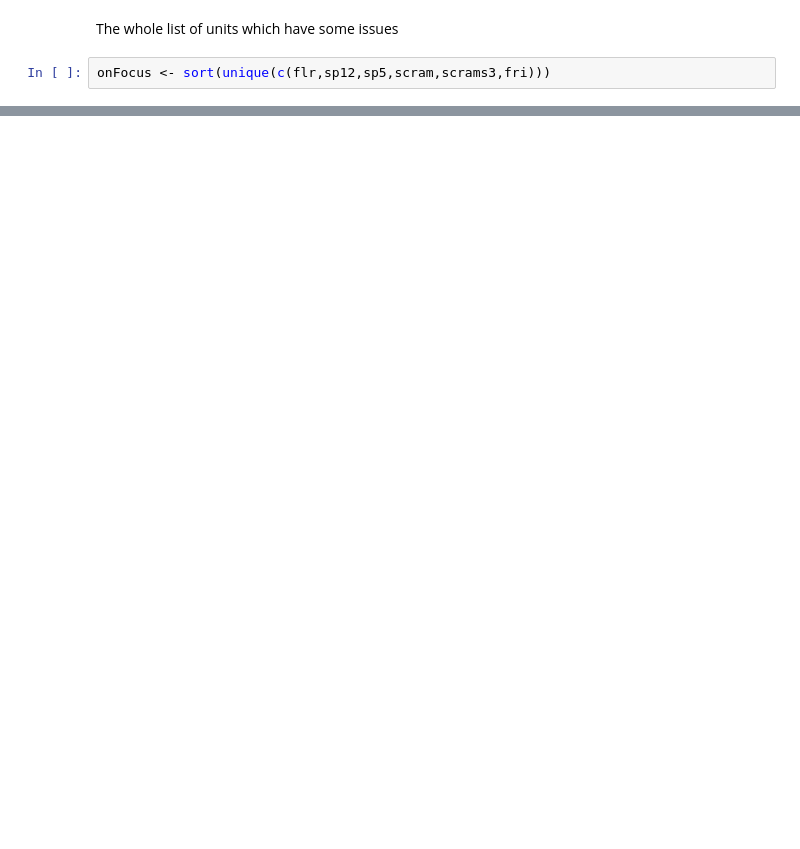
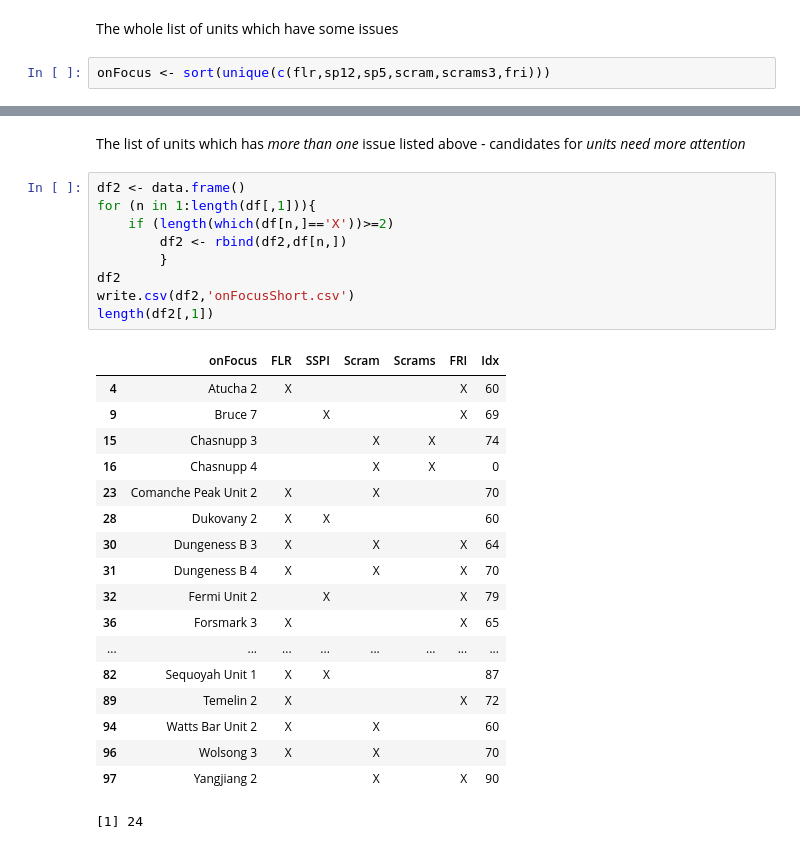
Before and after one commit to turbaevsky/indicators, a Jupyter notebook: InDepthAnalysis.ipynb, the cells around one changed output, grey strips where cells are left out. Cells and saved outputs as stored; diff of their text form; blank space fills up the shorter version.

```diff
--- a/InDepthAnalysis.ipynb
+++ b/InDepthAnalysis.ipynb
@@ -101,0 +113,30 @@ write.csv(df,'onFocus.csv')
+# %% [markdown]
+The list of units which has *more than one* issue listed above - candidates for *units need more attention*
+# %%
+df2 <- data.frame()
+for (n in 1:length(df[,1])){
+    if (length(which(df[n,]=='X'))>=2)
+        df2 <- rbind(df2,df[n,])
+        }
+df2
+write.csv(df2,'onFocusShort.csv')
+length(df2[,1])
+# %% [output]
+|  | onFocus | FLR | SSPI | Scram | Scrams | FRI | Idx |
+| 4 | Atucha 2 | X |  |  |  | X | 60 |
+| 9 | Bruce 7 |  | X |  |  | X | 69 |
+| 15 | Chasnupp 3 |  |  | X | X |  | 74 |
+| 16 | Chasnupp 4 |  |  | X | X |  | 0 |
+| 23 | Comanche Peak Unit 2 | X |  | X |  |  | 70 |
+| 28 | Dukovany 2 | X | X |  |  |  | 60 |
+| 30 | Dungeness B 3 | X |  | X |  | X | 64 |
+| 31 | Dungeness B 4 | X |  | X |  | X | 70 |
+| 32 | Fermi Unit 2 |  | X |  |  | X | 79 |
+| 36 | Forsmark 3 | X |  |  |  | X | 65 |
+| ... | ... | ... | ... | ... | ... | ... | ... |
+| 82 | Sequoyah Unit 1 | X | X |  |  |  | 87 |
+| 89 | Temelin 2 | X |  |  |  | X | 72 |
+| 94 | Watts Bar Unit 2 | X |  | X |  |  | 60 |
+| 96 | Wolsong 3 | X |  | X |  |  | 70 |
+| 97 | Yangjiang 2 |  |  | X |  | X | 90 |
+[1] 24
```
Also changed, not shown: parts of 9 cells of this notebook, 2 other files.
